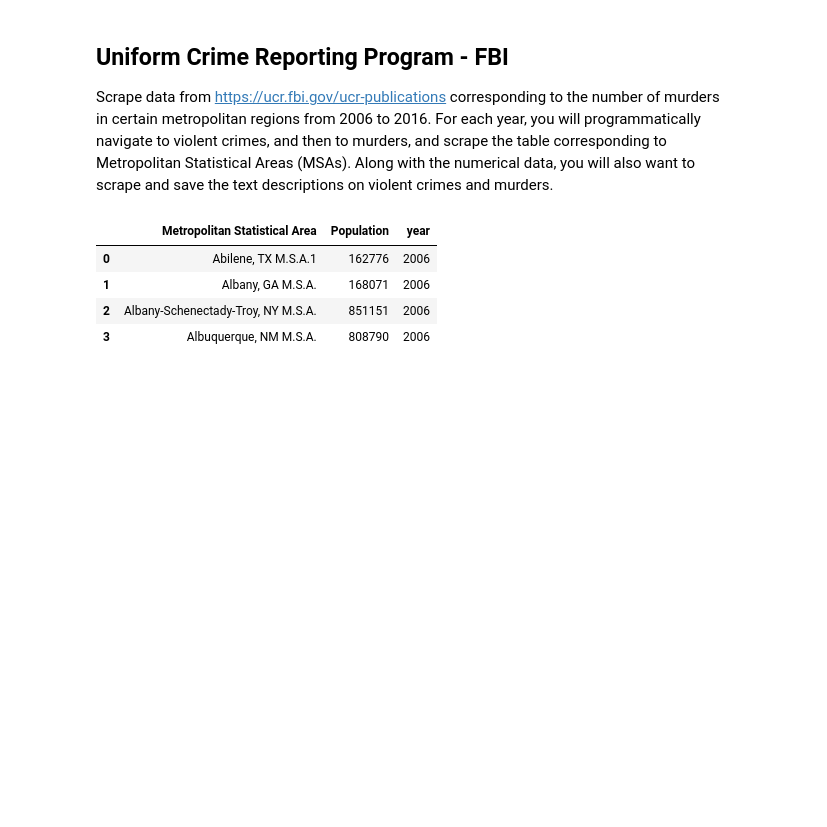
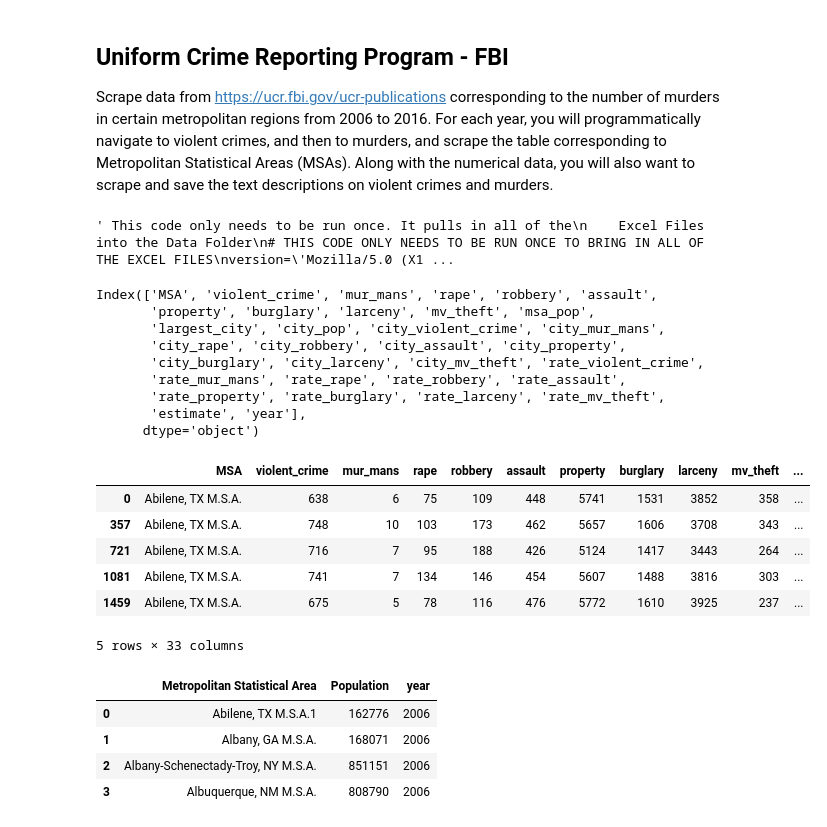
Before and after one commit to cs109grp18/cs109a_final, a Jupyter notebook: Crime - UCR FBI Data Scraping.ipynb, the cells around one changed output. Drawn from its saved outputs; the diff is of its cells as text; code cells hidden in the pictures; blank space fills up the shorter version.

Commit message:
Put in all one table

```diff
--- a/Crime - UCR FBI Data Scraping.ipynb
+++ b/Crime - UCR FBI Data Scraping.ipynb
@@ -34,15 +40,34 @@ def fbi_url_generator(year):
 # %%
 """
-DataFrame Merger appends the results into one single dataframe
-INPUT:
-input - Input DataFrame
-OUTPUT:
-output - Output DataFrame
+Function
+--------
+append_df
+
+This function appends two dataframes
+
+Parameters:
+    input - dataframe to be appended
+    output - dataframe to be appended onto
+
+Returns a single dataframe
 """
-def df_merger(input,output):
+def append_df(input,output):
     if output.empty:
         output=input.copy()
     else:
         output=pd.concat([output,input])
         output.reset_index(drop='Index',inplace=True)
     return(output)
+# %%
+''' This code only needs to be run once. It pulls in all of the
+    Excel Files into the Data Folder
+# THIS CODE ONLY NEEDS TO BE RUN ONCE TO BRING IN ALL OF THE EXCEL FILES
+version='Mozilla/5.0 (X11; Linux x86_64) AppleWebKit/537.36 (KHTML, like Gecko) Chrome/50.0.2661.75 Safari/537.36'
+test=urllib.request.URLopener()
+test.addheader('User-Agent',version)
+for year in range(2006, 2017):
+    print("Pulling: %i" %year)
+    test.retrieve(url=fbi_url_generator(year),filename='data/crime_%i.xls' %year)
+'''
+# %% [output]
+' This code only needs to be run once. It pulls in all of the\n    Excel Files into the Data Folder\n# THIS CODE ONLY NEEDS TO BE RUN ONCE TO BRING IN ALL OF THE EXCEL FILES\nversion=\'Mozilla/5.0 (X1 ...
@@ -49 +198,22 @@ def df_merger(input,output):
+# %%
+df_allyears = df_allyears.sort_values(["MSA", 'year'])
+print(df_allyears.columns)
+df_allyears.head()
+# %% [output]
+Index(['MSA', 'violent_crime', 'mur_mans', 'rape', 'robbery', 'assault',
+       'property', 'burglary', 'larceny', 'mv_theft', 'msa_pop',
+       'largest_city', 'city_pop', 'city_violent_crime', 'city_mur_mans',
+       'city_rape', 'city_robbery', 'city_assault', 'city_property',
+       'city_burglary', 'city_larceny', 'city_mv_theft', 'rate_violent_crime',
+       'rate_mur_mans', 'rate_rape', 'rate_robbery', 'rate_assault',
+       'rate_property', 'rate_burglary', 'rate_larceny', 'rate_mv_theft',
+       'estimate', 'year'],
+      dtype='object')
+|  | MSA | violent_crime | mur_mans | rape | robbery | assault | property | burglary | larceny | mv_theft | ... |
+| 0 | Abilene, TX M.S.A. | 638 | 6 | 75 | 109 | 448 | 5741 | 1531 | 3852 | 358 | ... |
+| 357 | Abilene, TX M.S.A. | 748 | 10 | 103 | 173 | 462 | 5657 | 1606 | 3708 | 343 | ... |
+| 721 | Abilene, TX M.S.A. | 716 | 7 | 95 | 188 | 426 | 5124 | 1417 | 3443 | 264 | ... |
+| 1081 | Abilene, TX M.S.A. | 741 | 7 | 134 | 146 | 454 | 5607 | 1488 | 3816 | 303 | ... |
+| 1459 | Abilene, TX M.S.A. | 675 | 5 | 78 | 116 | 476 | 5772 | 1610 | 3925 | 237 | ... |
+5 rows × 33 columns
 # %%
```
Also changed, not shown: parts of 5 cells of this notebook.
